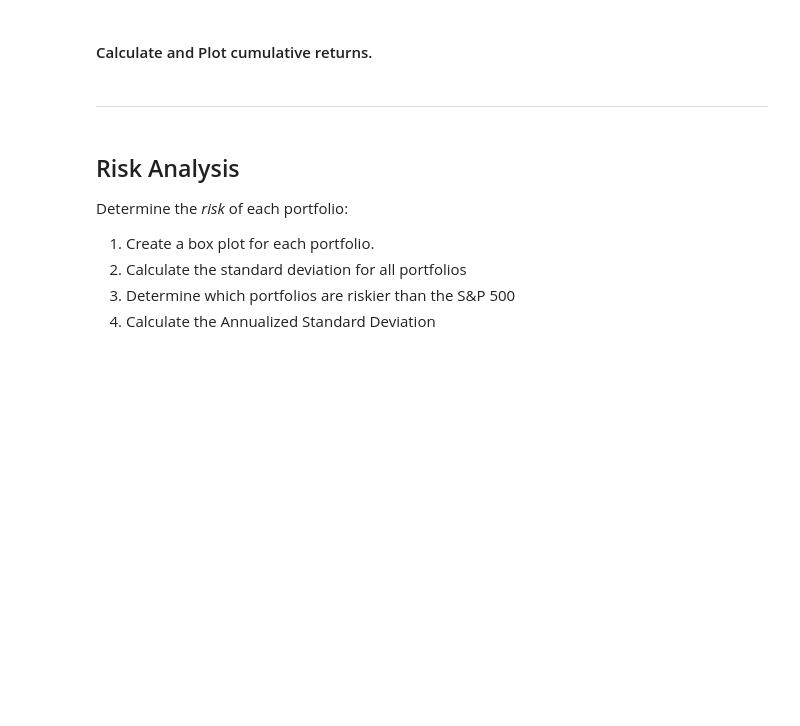
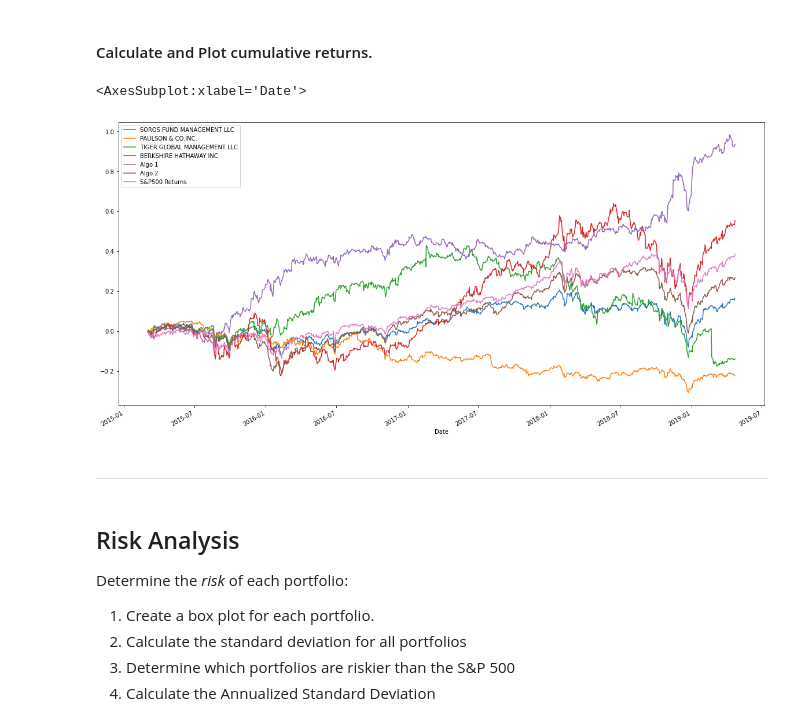
Before and after one commit to robel-codes/portfolio-performance, a Jupyter notebook: whale_analysis.ipynb, the cells around one changed output. Saved outputs shown, nothing was run; the diff lists cells and outputs as text; code cells hidden in the pictures; blank space fills up the shorter version.

```diff
--- a/whale_analysis.ipynb
+++ b/whale_analysis.ipynb
@@ -183,8 +187,12 @@ In this section, you will calculate and visualize performance and risk metrics f
 #### Calculate and Plot cumulative returns.
 # %%
 # Calculate cumulative returns of all portfolios
-
+cumulative_returns = (1 + returns_df).cumprod() - 1
 # Plot cumulative returns
+cumulative_returns.plot(figsize=(20,10))
+# %% [output]
+<AxesSubplot:xlabel='Date'>
+[figure, added]
 # %% [markdown]
 ---
 # %% [markdown]
```
Also changed, not shown: parts of 2 cells of this notebook.
